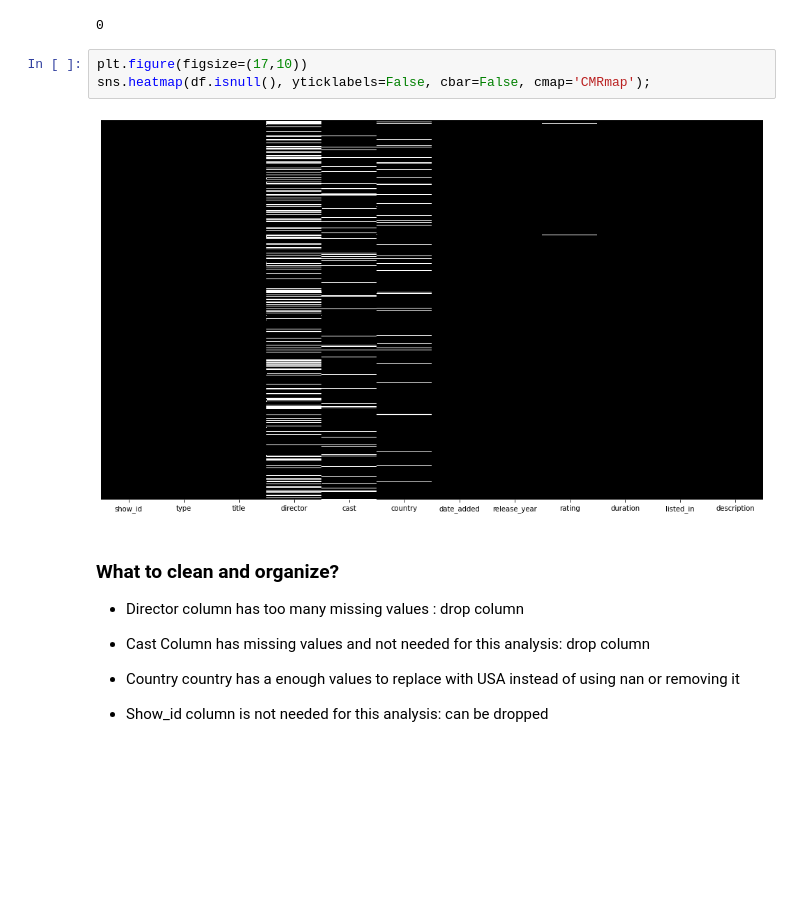
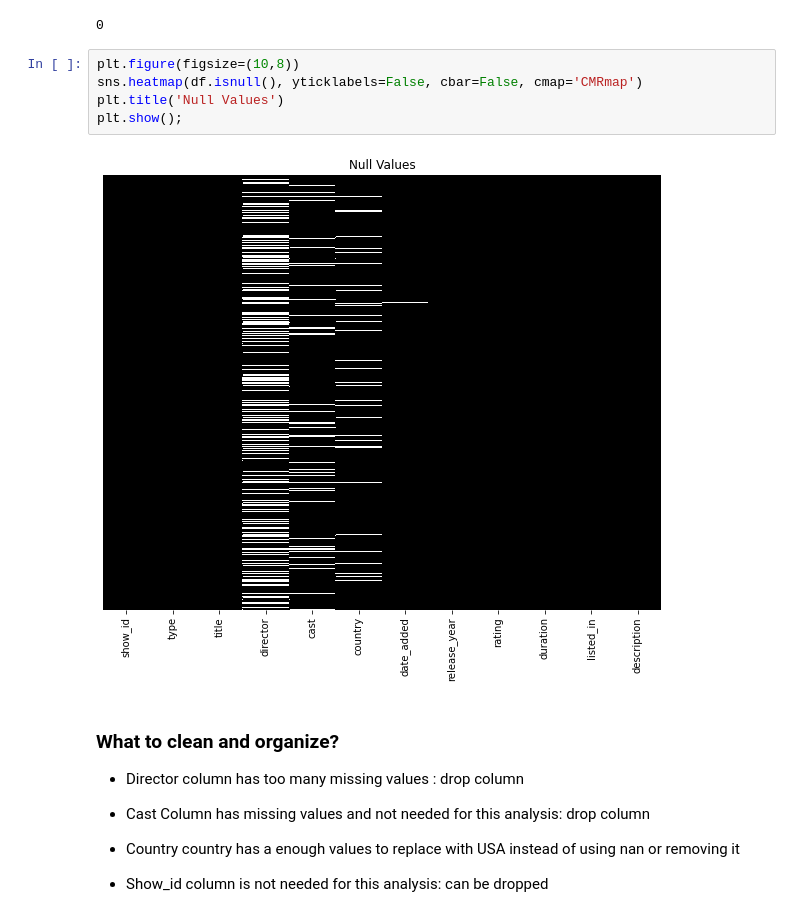
Before and after one commit to HunterKane/Netflix-Data-Analysis-, a Jupyter notebook: Netflix Movie Analysis .ipynb, the cells around one changed output. Saved outputs shown, nothing was run; the diff lists cells and outputs as text; blank space fills up the shorter version.

```diff
--- a/Netflix Movie Analysis .ipynb
+++ b/Netflix Movie Analysis .ipynb
@@ -132,10 +135,12 @@ df.duplicated().sum()
 # %% [output]
 0
 # %%
-plt.figure(figsize=(17,10))
-sns.heatmap(df.isnull(), yticklabels=False, cbar=False, cmap='CMRmap');
+plt.figure(figsize=(10,8))
+sns.heatmap(df.isnull(), yticklabels=False, cbar=False, cmap='CMRmap')
+plt.title('Null Values')
+plt.show();
 # %% [output]
-[figure, old version]
+[figure, new version]
 # %% [markdown]
 ### What to clean and organize?
 
```
Also changed, not shown: parts of 13 cells of this notebook.
